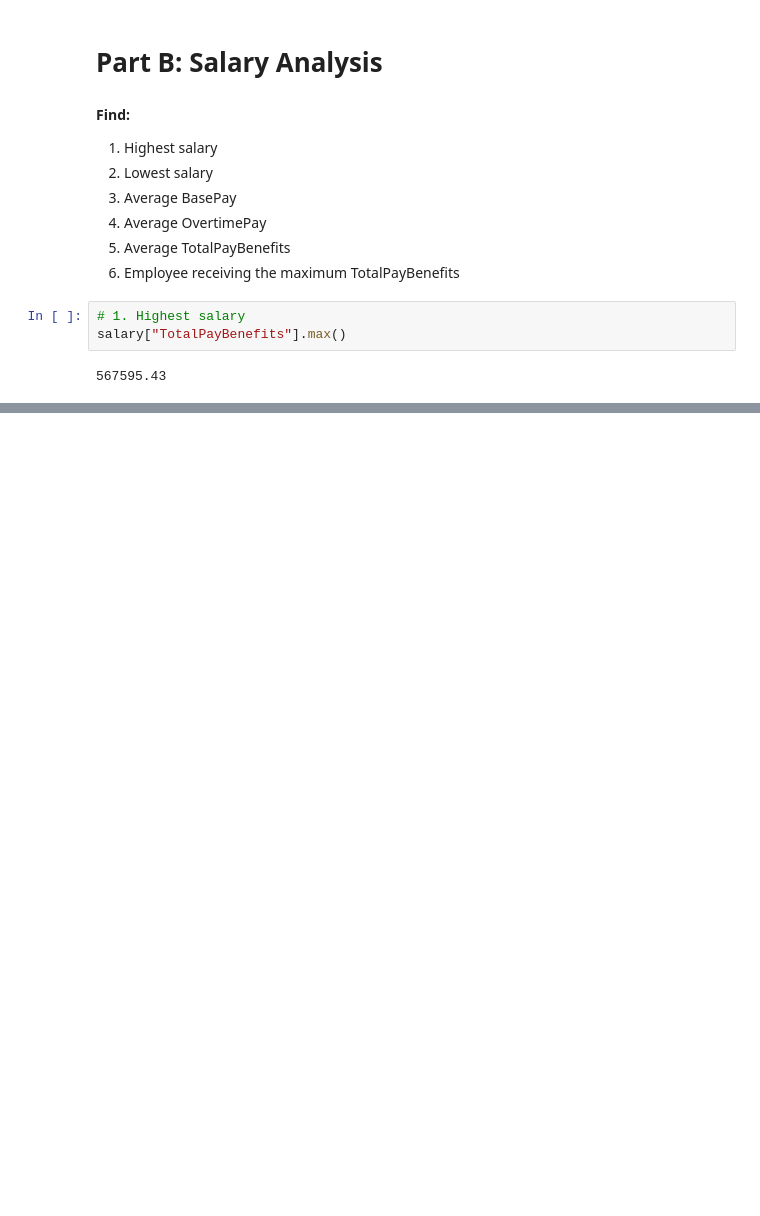
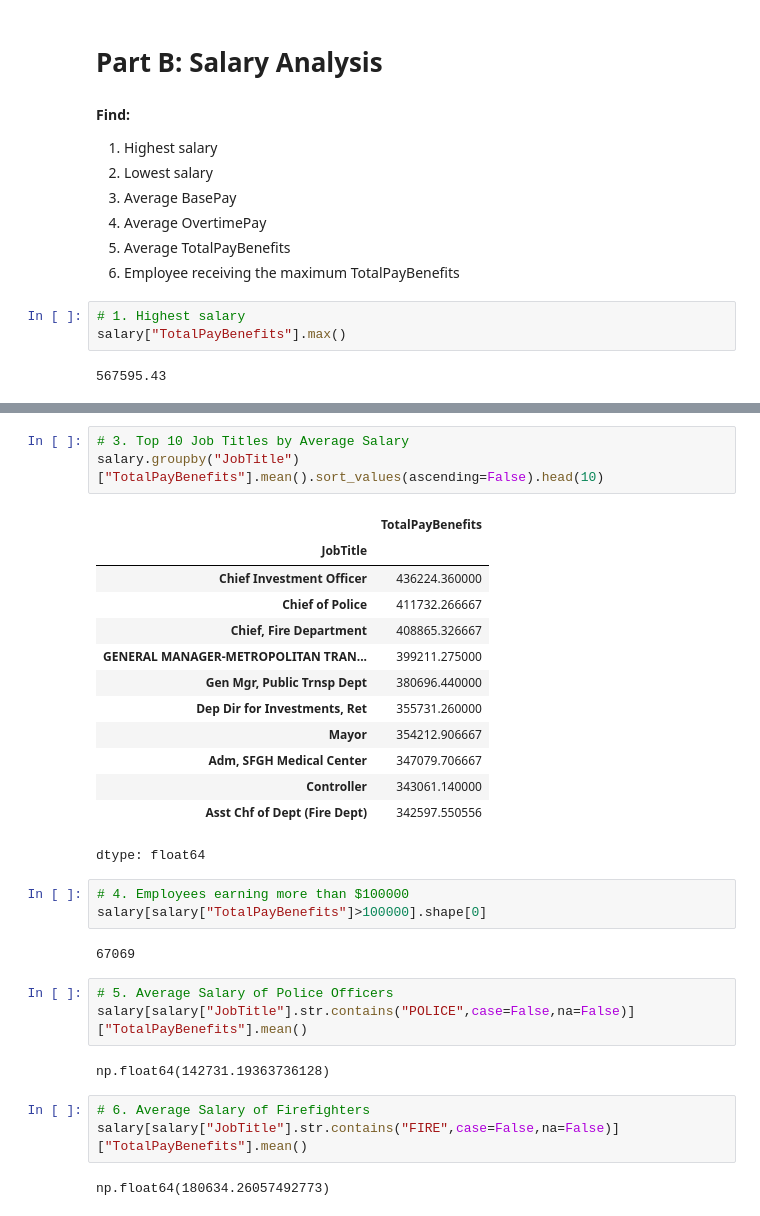
Before and after one commit to hemangikariya/ML-Lab-Assignments, a Jupyter notebook: Assignment-3/25MCA30048_Hemangi_PythonAssignment3.ipynb, the cells around one changed output, grey strips where cells are left out. Drawn from its saved outputs; the diff is of its cells as text; blank space fills up the shorter version.

```diff
--- a/Assignment-3/25MCA30048_Hemangi_PythonAssignment3.ipynb
+++ b/Assignment-3/25MCA30048_Hemangi_PythonAssignment3.ipynb
@@ -418,0 +492,32 @@ salary["TotalPayBenefits"].max()
+# %%
+# 3. Top 10 Job Titles by Average Salary
+salary.groupby("JobTitle")["TotalPayBenefits"].mean().sort_values(ascending=False).head(10)
+# %% [output]
+|  | TotalPayBenefits |
+| JobTitle |  |
+| Chief Investment Officer | 436224.360000 |
+| Chief of Police | 411732.266667 |
+| Chief, Fire Department | 408865.326667 |
+| GENERAL MANAGER-METROPOLITAN TRAN... | 399211.275000 |
+| Gen Mgr, Public Trnsp Dept | 380696.440000 |
+| Dep Dir for Investments, Ret | 355731.260000 |
+| Mayor | 354212.906667 |
+| Adm, SFGH Medical Center | 347079.706667 |
+| Controller | 343061.140000 |
+| Asst Chf of Dept (Fire Dept) | 342597.550556 |
+dtype: float64
+# %%
+# 4. Employees earning more than $100000
+salary[salary["TotalPayBenefits"]>100000].shape[0]
+# %% [output]
+67069
+# %%
+# 5. Average Salary of Police Officers
+salary[salary["JobTitle"].str.contains("POLICE",case=False,na=False)]["TotalPayBenefits"].mean()
+# %% [output]
+np.float64(142731.19363736128)
+# %%
+# 6. Average Salary of Firefighters
+salary[salary["JobTitle"].str.contains("FIRE",case=False,na=False)]["TotalPayBenefits"].mean()
+# %% [output]
+np.float64(180634.26057492773)
```
Also changed, not shown: parts of 24 cells of this notebook.
